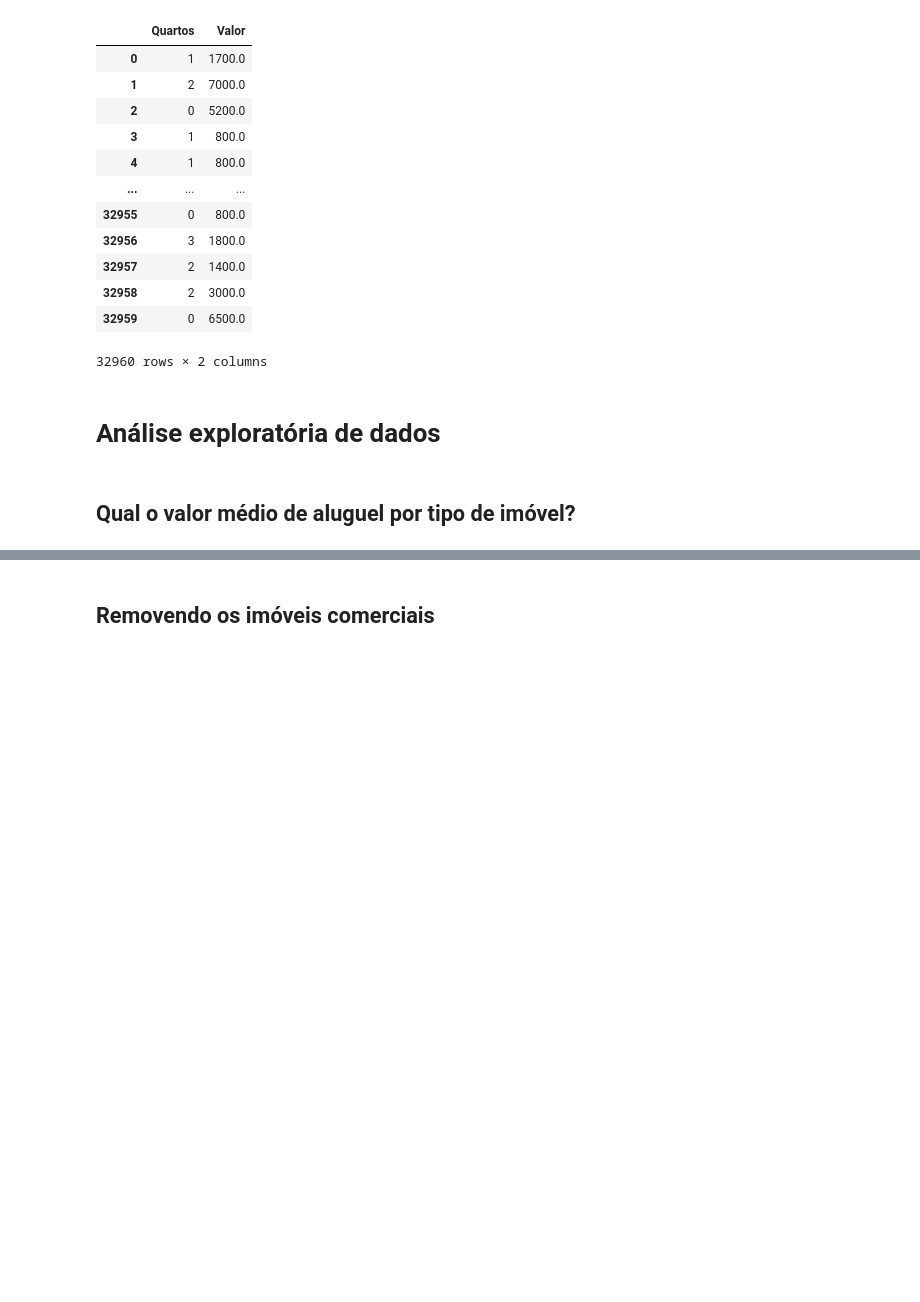
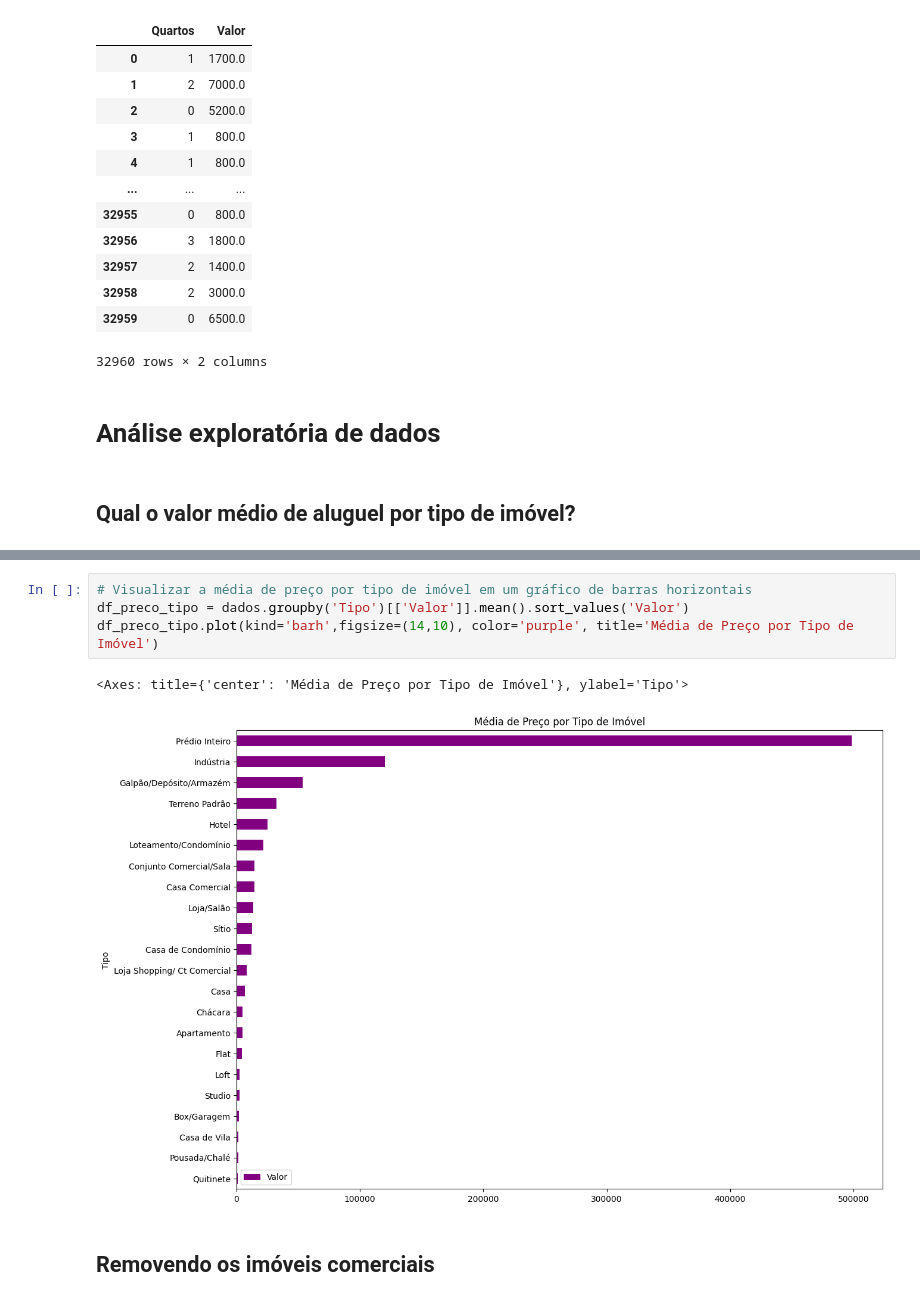
Before and after one commit to PaulaLamounier/Myproject, a Jupyter notebook: scripts/Aprendendo Pandas.ipynb, the cells around one changed output, grey strips where cells are left out. Saved outputs shown, nothing was run; the diff lists cells and outputs as text; blank space fills up the shorter version.

```diff
--- a/scripts/Aprendendo Pandas.ipynb
+++ b/scripts/Aprendendo Pandas.ipynb
@@ -186,2 +264,9 @@ dados[['Quartos','Valor']]
+# %%
+# Visualizar a média de preço por tipo de imóvel em um gráfico de barras horizontais
+df_preco_tipo = dados.groupby('Tipo')[['Valor']].mean().sort_values('Valor')
+df_preco_tipo.plot(kind='barh',figsize=(14,10), color='purple', title='Média de Preço por Tipo de Imóvel')
+# %% [output]
+<Axes: title={'center': 'Média de Preço por Tipo de Imóvel'}, ylabel='Tipo'>
+[figure, added]
 # %% [markdown]
 ## Removendo os imóveis comerciais
```
Also changed, not shown: parts of 11 cells of this notebook.
